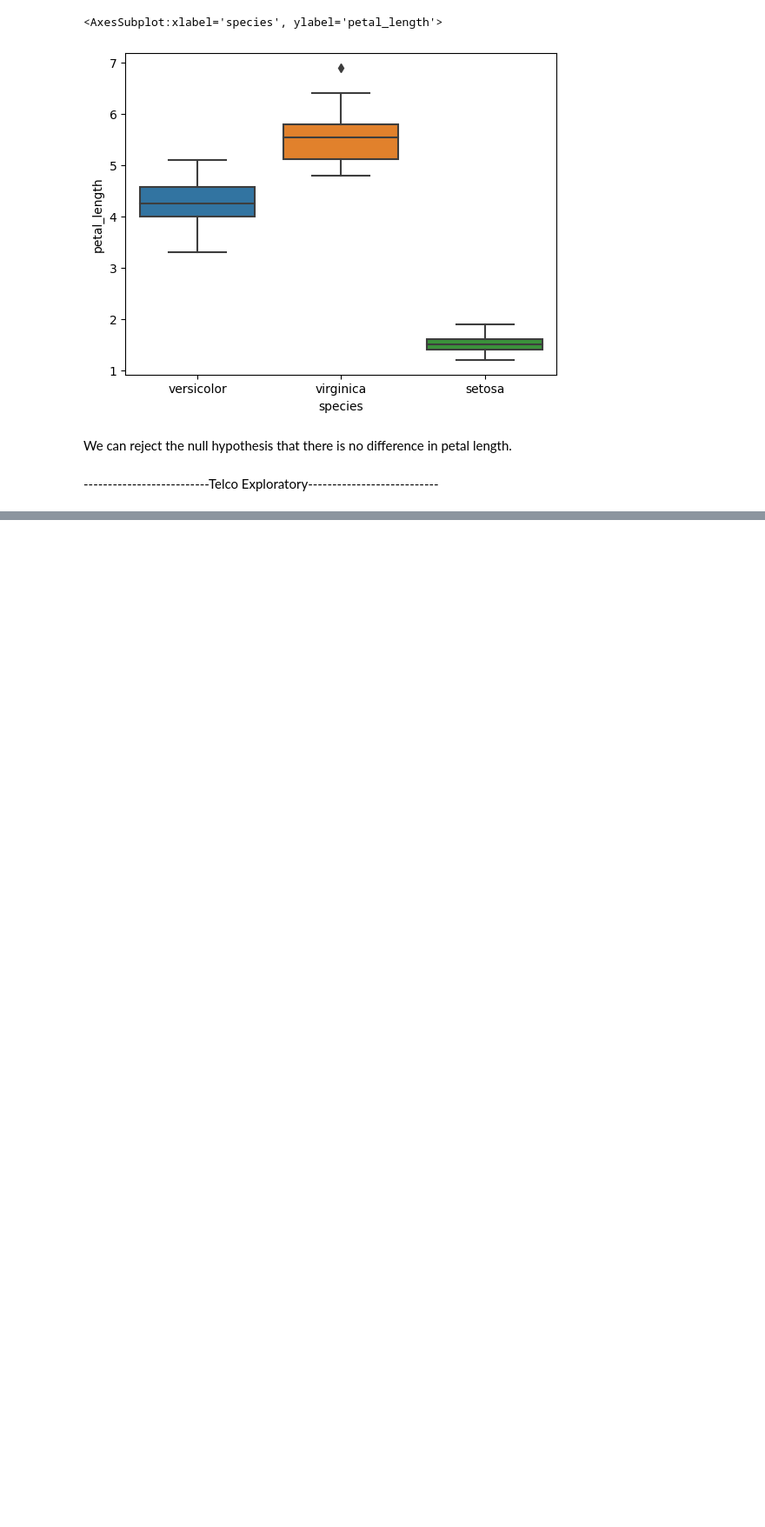
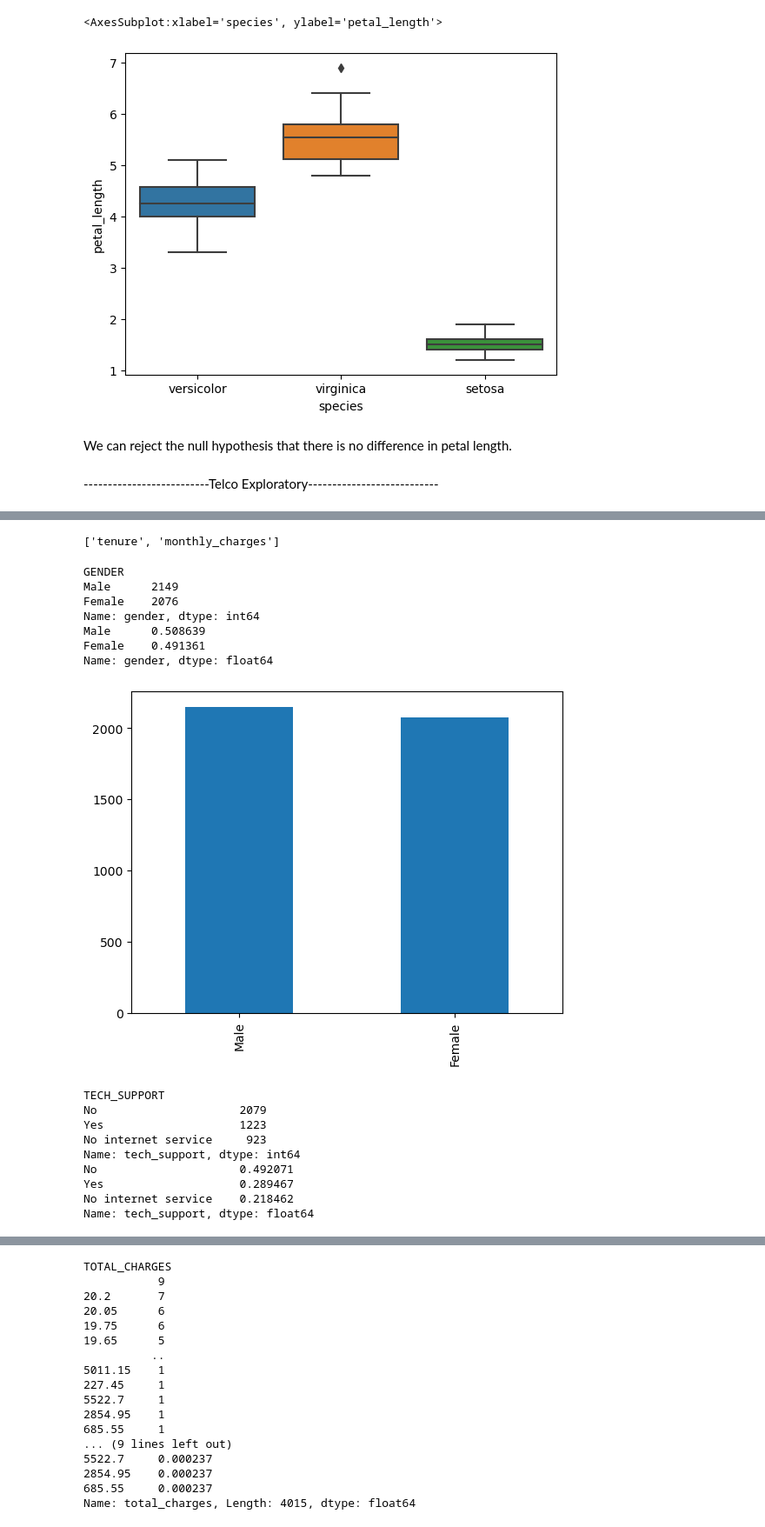
Before and after one commit to Brian-ONeil/classification-exercises, a Jupyter notebook: classification_exercises.ipynb, the cells around one changed output, grey strips where cells are left out. Shown at 87% size. Saved outputs shown, nothing was run; the diff lists cells and outputs as text; code cells hidden in the pictures; blank space fills up the shorter version.

```diff
--- a/classification_exercises.ipynb
+++ b/classification_exercises.ipynb
@@ -1485,0 +1510,2 @@ train_telco.head()
+# %%
+train_telco = train_telco.drop(columns=['payment_type_id', 'senior_citizen', 'partner', 'dependents', 'phone_service', 'multiple_lines', 'online_security', 'online_backup', 'device_protection', 'streaming_tv', 'streaming_movies', 'paperless_billing'])
@@ -1485,0 +1525,13 @@ train_telco.head()
+# %%
+telco_col_cat = [] #this is for my categorical varibles
+telco_col_num = [] #this is for my numeric varibles
+
+for col in train_telco.columns[1:25]:
+    print(col)
+    if train_telco[col].dtype == 'O':
+        telco_col_cat.append(col)
+    else:
+        if len(train_telco[col].unique()) < 4: #making anything with less than 4 unique values a catergorical value
+            telco_col_cat.append(col)
+        else:
+            telco_col_num.append(col)
@@ -1485,0 +1560,30 @@ train_telco.head()
+# %%
+telco_col_num
+# %% [output]
+['tenure', 'monthly_charges']
+# %%
+for col in telco_col_cat:
+    print(col.upper())
+    print(train_telco[col].value_counts())
+    print(train_telco[col].value_counts(normalize=True))
+    train_telco[col].value_counts().plot.bar()
+    plt.show()
+    print()
+# %% [output]
+GENDER
+Male      2149
+Female    2076
+Name: gender, dtype: int64
+Male      0.508639
+Female    0.491361
+Name: gender, dtype: float64
+[figure, added]
+TECH_SUPPORT
+No                     2079
+Yes                    1223
+No internet service     923
+Name: tech_support, dtype: int64
+No                     0.492071
+Yes                    0.289467
+No internet service    0.218462
+Name: tech_support, dtype: float64
@@ -1485,0 +1591,17 @@ train_telco.head()
+TOTAL_CHARGES
+           9
+20.2       7
+20.05      6
+19.75      6
+19.65      5
+          ..
+5011.15    1
+227.45     1
+5522.7     1
+2854.95    1
+685.55     1
+... (9 lines left out)
+5522.7     0.000237
+2854.95    0.000237
+685.55     0.000237
+Name: total_charges, Length: 4015, dtype: float64
```
Also changed, not shown: parts of 12 cells of this notebook, 3 other files.
